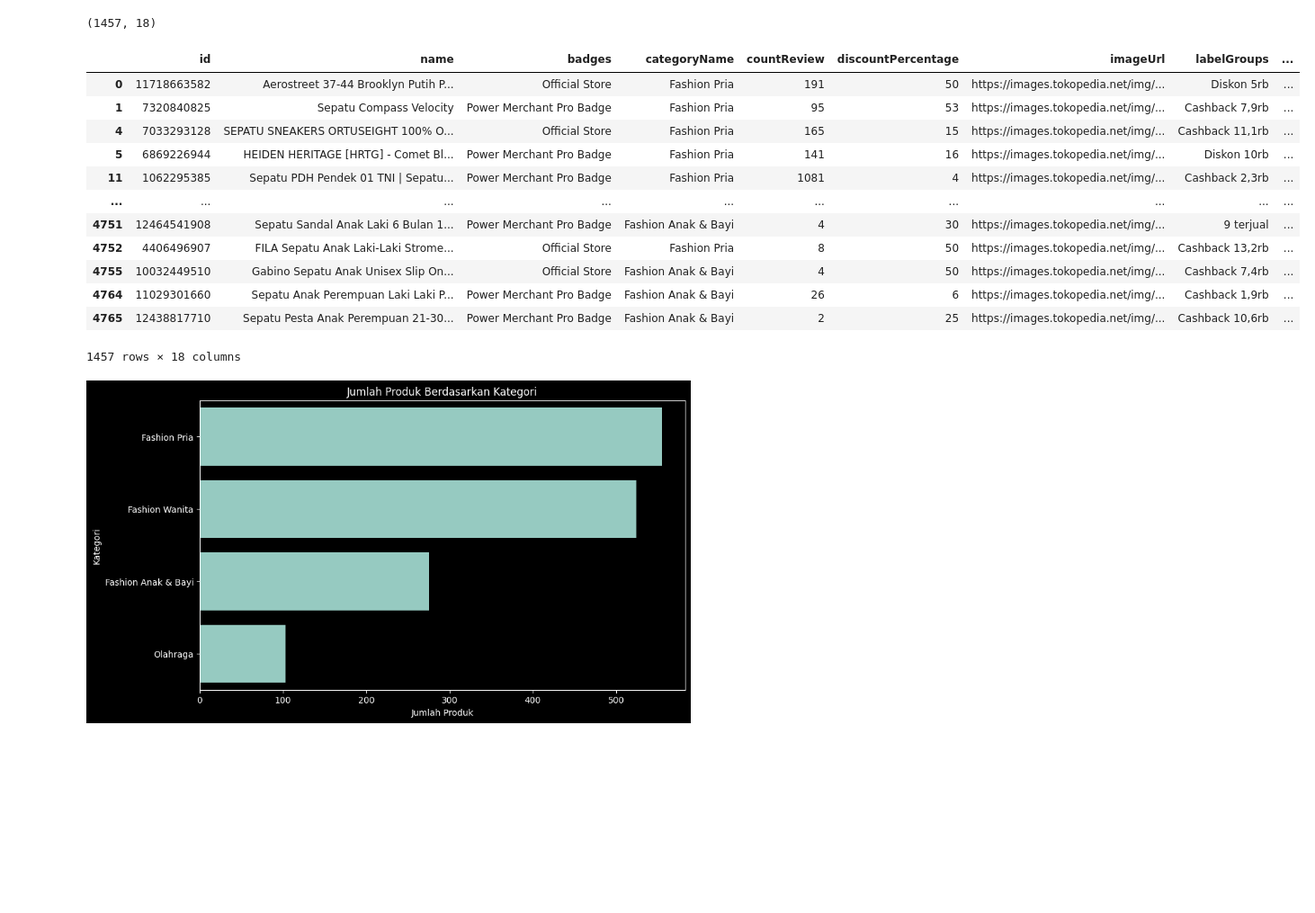
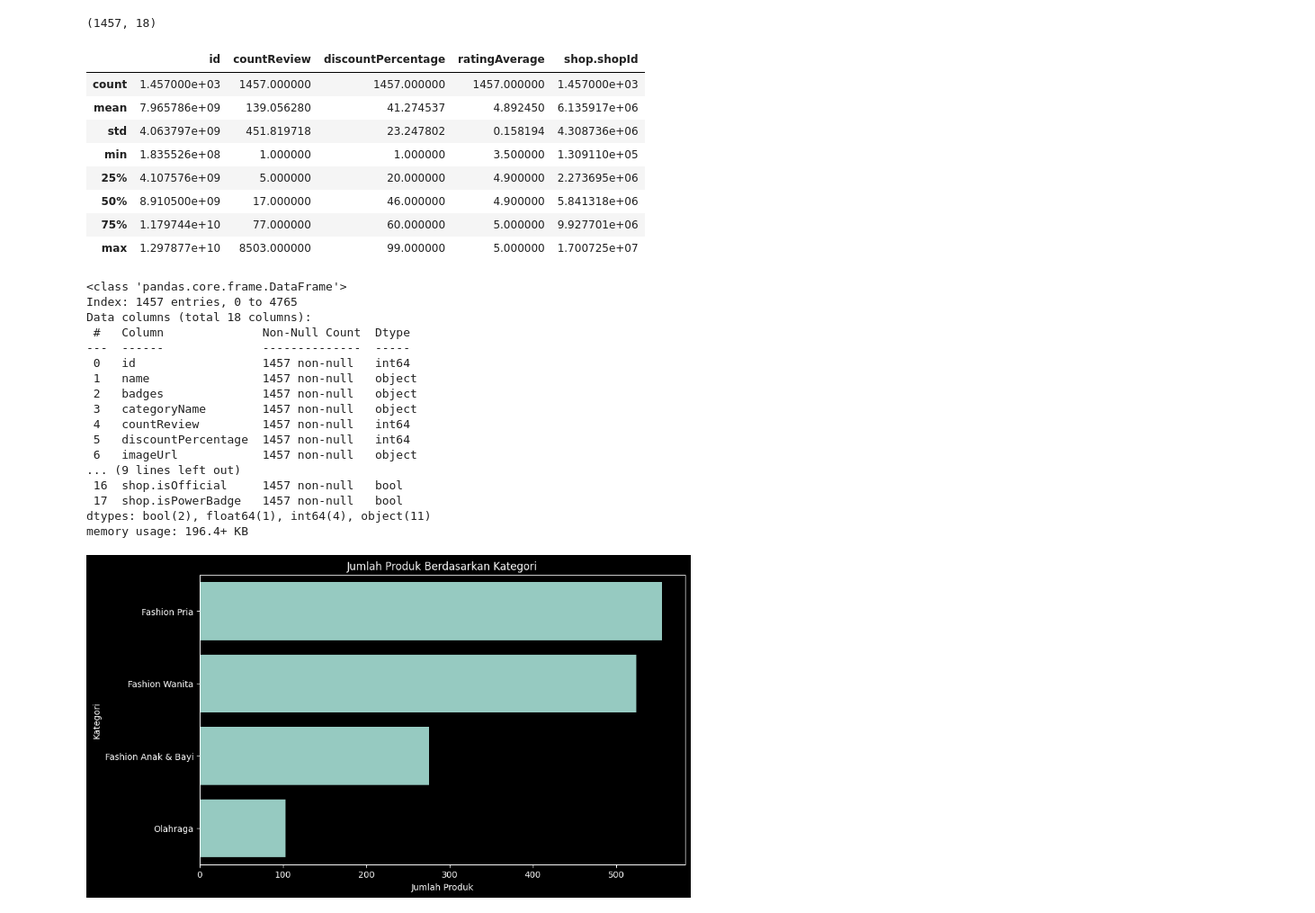
Before and after one commit to m-nahrowi/ETL-Tokopedia-Sepatu, a Jupyter notebook: show.ipynb, the cells around one changed output. Shown: that part at 90% size. Saved outputs shown, nothing was run; the diff lists cells and outputs as text; code cells hidden in the pictures; blank space fills up the shorter version.

Commit message:
add "data info"

```diff
--- a/show.ipynb
+++ b/show.ipynb
@@ -29,21 +37,37 @@ data.shape
 # %% [output]
 (1457, 18)
 # %%
-data
+data.describe()
 # %% [output]
-|  | id | name | badges | categoryName | countReview | discountPercentage | imageUrl | labelGroups | ... |
-| 0 | 11718663582 | Aerostreet 37-44 Brooklyn Putih P... | Official Store | Fashion Pria | 191 | 50 | https://images.tokopedia.net/img/... | Diskon 5rb | ... |
-| 1 | 7320840825 | Sepatu Compass Velocity | Power Merchant Pro Badge | Fashion Pria | 95 | 53 | https://images.tokopedia.net/img/... | Cashback 7,9rb | ... |
-| 4 | 7033293128 | SEPATU SNEAKERS ORTUSEIGHT 100% O... | Official Store | Fashion Pria | 165 | 15 | https://images.tokopedia.net/img/... | Cashback 11,1rb | ... |
-| 5 | 6869226944 | HEIDEN HERITAGE [HRTG] - Comet Bl... | Power Merchant Pro Badge | Fashion Pria | 141 | 16 | https://images.tokopedia.net/img/... | Diskon 10rb | ... |
-| 11 | 1062295385 | Sepatu PDH Pendek 01 TNI | Sepatu... | Power Merchant Pro Badge | Fashion Pria | 1081 | 4 | https://images.tokopedia.net/img/... | Cashback 2,3rb | ... |
-| ... | ... | ... | ... | ... | ... | ... | ... | ... | ... |
-| 4751 | 12464541908 | Sepatu Sandal Anak Laki 6 Bulan 1... | Power Merchant Pro Badge | Fashion Anak & Bayi | 4 | 30 | https://images.tokopedia.net/img/... | 9 terjual | ... |
-| 4752 | 4406496907 | FILA Sepatu Anak Laki-Laki Strome... | Official Store | Fashion Pria | 8 | 50 | https://images.tokopedia.net/img/... | Cashback 13,2rb | ... |
-| 4755 | 10032449510 | Gabino Sepatu Anak Unisex Slip On... | Official Store | Fashion Anak & Bayi | 4 | 50 | https://images.tokopedia.net/img/... | Cashback 7,4rb | ... |
-| 4764 | 11029301660 | Sepatu Anak Perempuan Laki Laki P... | Power Merchant Pro Badge | Fashion Anak & Bayi | 26 | 6 | https://images.tokopedia.net/img/... | Cashback 1,9rb | ... |
-| 4765 | 12438817710 | Sepatu Pesta Anak Perempuan 21-30... | Power Merchant Pro Badge | Fashion Anak & Bayi | 2 | 25 | https://images.tokopedia.net/img/... | Cashback 10,6rb | ... |
+|  | id | countReview | discountPercentage | ratingAverage | shop.shopId |
+| count | 1.457000e+03 | 1457.000000 | 1457.000000 | 1457.000000 | 1.457000e+03 |
+| mean | 7.965786e+09 | 139.056280 | 41.274537 | 4.892450 | 6.135917e+06 |
+| std | 4.063797e+09 | 451.819718 | 23.247802 | 0.158194 | 4.308736e+06 |
+| min | 1.835526e+08 | 1.000000 | 1.000000 | 3.500000 | 1.309110e+05 |
+| 25% | 4.107576e+09 | 5.000000 | 20.000000 | 4.900000 | 2.273695e+06 |
+| 50% | 8.910500e+09 | 17.000000 | 46.000000 | 4.900000 | 5.841318e+06 |
+| 75% | 1.179744e+10 | 77.000000 | 60.000000 | 5.000000 | 9.927701e+06 |
+| max | 1.297877e+10 | 8503.000000 | 99.000000 | 5.000000 | 1.700725e+07 |
-1457 rows × 18 columns
+# %%
+data.info()
+# %% [output]
+<class 'pandas.core.frame.DataFrame'>
+Index: 1457 entries, 0 to 4765
+Data columns (total 18 columns):
+ #   Column              Non-Null Count  Dtype
+---  ------              --------------  -----
+ 0   id                  1457 non-null   int64
+ 1   name                1457 non-null   object
+ 2   badges              1457 non-null   object
+ 3   categoryName        1457 non-null   object
+ 4   countReview         1457 non-null   int64
+ 5   discountPercentage  1457 non-null   int64
+ 6   imageUrl            1457 non-null   object
+... (9 lines left out)
+ 16  shop.isOfficial     1457 non-null   bool
+ 17  shop.isPowerBadge   1457 non-null   bool
+dtypes: bool(2), float64(1), int64(4), object(11)
+memory usage: 196.4+ KB
 # %%
 # Membuat visualisasi data
 plt.figure(figsize=(10, 6))
```
Also changed, not shown: parts of 2 cells of this notebook.
